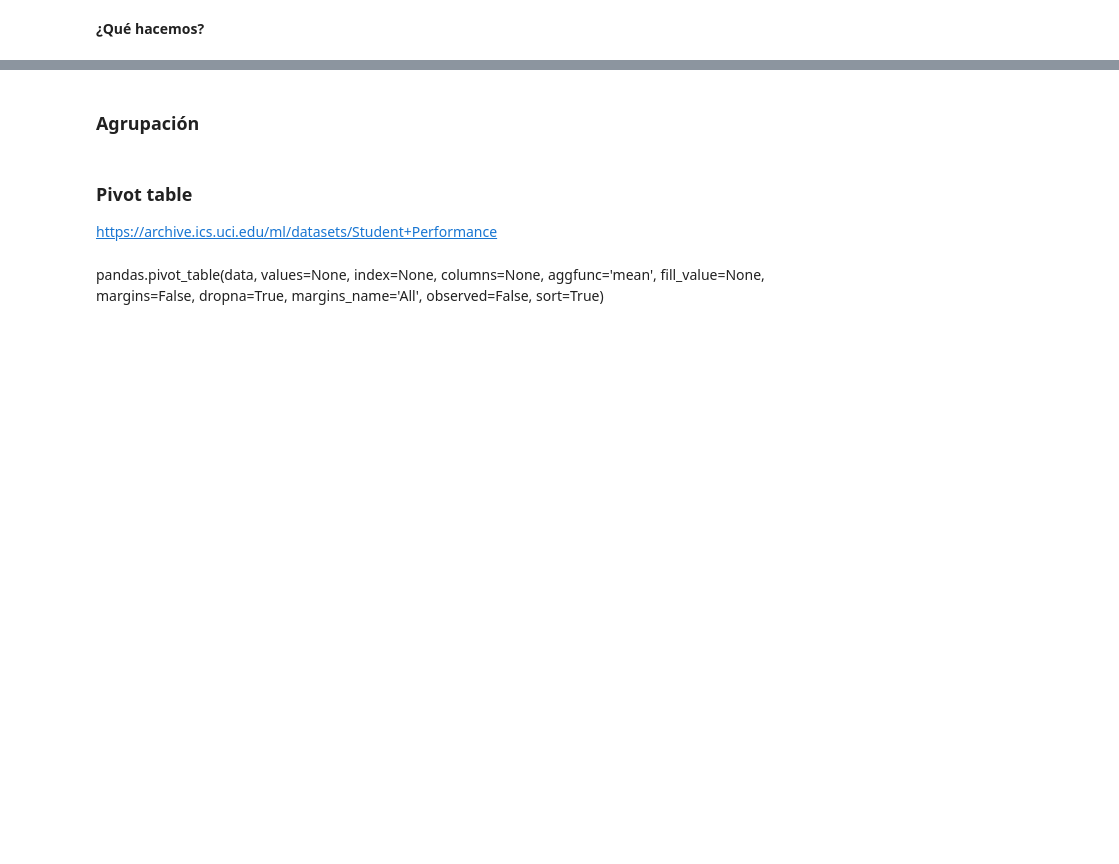
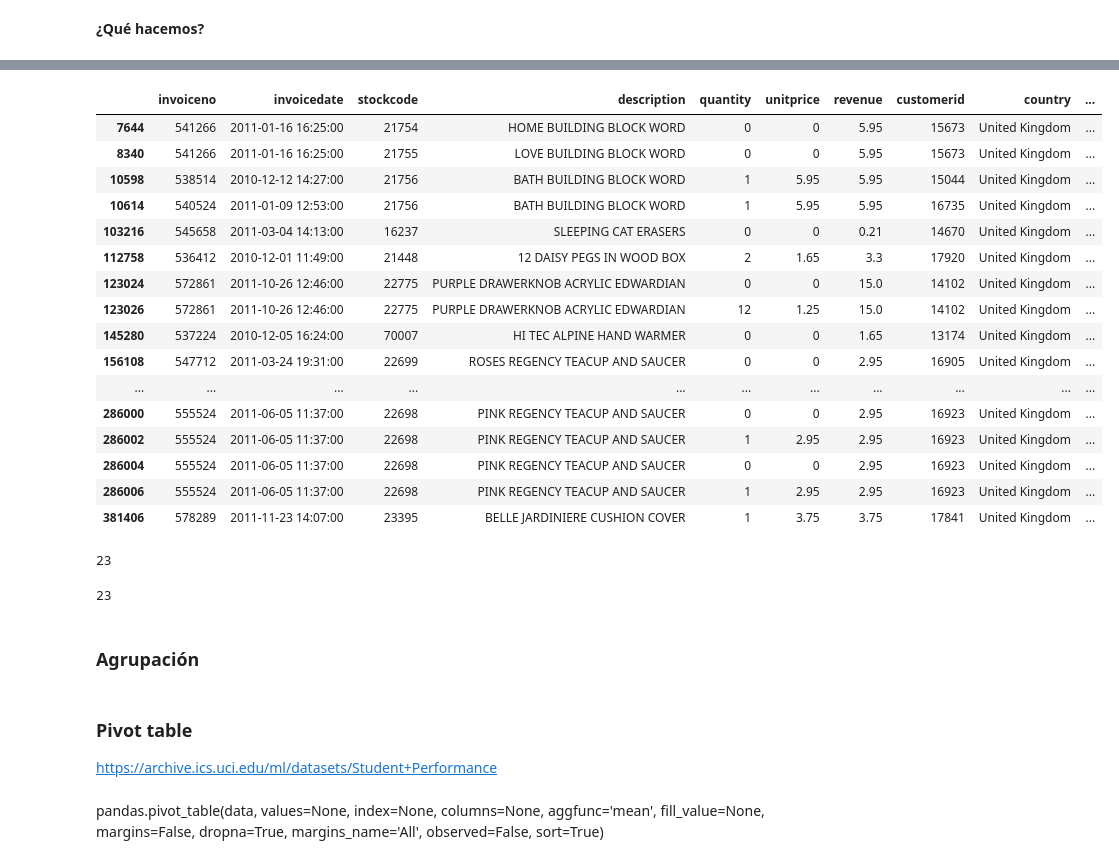
Before and after one commit to Ironhack-Data-Madrid-Julio-2023/apuntes_clase, a Jupyter notebook: semana_2/2.1 - Pandas Deepdive.ipynb, the cells around one changed output, grey strips where cells are left out. Drawn from its saved outputs; the diff is of its cells as text; code cells hidden in the pictures; blank space fills up the shorter version.

```diff
--- a/semana_2/2.1 - Pandas Deepdive.ipynb
+++ b/semana_2/2.1 - Pandas Deepdive.ipynb
@@ -419,0 +695,2 @@ nueva_tabla.head()
+# %%
+df.loc[0::4, ['quantity', 'unitprice']] = 0
@@ -423,0 +791,2 @@ nueva_tabla.head()
+# %%
+df.null = df.null.astype('float')
@@ -423,0 +862,6 @@ nueva_tabla.head()
+# %%
+# eliminar duplicados
+
+df.index = ['a' for e in df.index]
+
+df.head()
@@ -423,0 +875,2 @@ nueva_tabla.head()
+# %%
+df.reset_index(drop=True, inplace=True)
@@ -424,3 +906,31 @@ nueva_tabla.head()
+# %%
+df[df.duplicated()] # selecciona el df donde este duplicado
+# %% [output]
+|  | invoiceno | invoicedate | stockcode | description | quantity | unitprice | revenue | customerid | country | ... |
+| 7644 | 541266 | 2011-01-16 16:25:00 | 21754 | HOME BUILDING BLOCK WORD | 0 | 0 | 5.95 | 15673 | United Kingdom | ... |
+| 8340 | 541266 | 2011-01-16 16:25:00 | 21755 | LOVE BUILDING BLOCK WORD | 0 | 0 | 5.95 | 15673 | United Kingdom | ... |
+| 10598 | 538514 | 2010-12-12 14:27:00 | 21756 | BATH BUILDING BLOCK WORD | 1 | 5.95 | 5.95 | 15044 | United Kingdom | ... |
+| 10614 | 540524 | 2011-01-09 12:53:00 | 21756 | BATH BUILDING BLOCK WORD | 1 | 5.95 | 5.95 | 16735 | United Kingdom | ... |
+| 103216 | 545658 | 2011-03-04 14:13:00 | 16237 | SLEEPING CAT ERASERS | 0 | 0 | 0.21 | 14670 | United Kingdom | ... |
+| 112758 | 536412 | 2010-12-01 11:49:00 | 21448 | 12 DAISY PEGS IN WOOD BOX | 2 | 1.65 | 3.3 | 17920 | United Kingdom | ... |
+| 123024 | 572861 | 2011-10-26 12:46:00 | 22775 | PURPLE DRAWERKNOB ACRYLIC EDWARDIAN | 0 | 0 | 15.0 | 14102 | United Kingdom | ... |
+| 123026 | 572861 | 2011-10-26 12:46:00 | 22775 | PURPLE DRAWERKNOB ACRYLIC EDWARDIAN | 12 | 1.25 | 15.0 | 14102 | United Kingdom | ... |
+| 145280 | 537224 | 2010-12-05 16:24:00 | 70007 | HI TEC ALPINE HAND WARMER | 0 | 0 | 1.65 | 13174 | United Kingdom | ... |
+| 156108 | 547712 | 2011-03-24 19:31:00 | 22699 | ROSES REGENCY TEACUP AND SAUCER | 0 | 0 | 2.95 | 16905 | United Kingdom | ... |
+| ... | ... | ... | ... | ... | ... | ... | ... | ... | ... | ... |
+| 286000 | 555524 | 2011-06-05 11:37:00 | 22698 | PINK REGENCY TEACUP AND SAUCER | 0 | 0 | 2.95 | 16923 | United Kingdom | ... |
+| 286002 | 555524 | 2011-06-05 11:37:00 | 22698 | PINK REGENCY TEACUP AND SAUCER | 1 | 2.95 | 2.95 | 16923 | United Kingdom | ... |
+| 286004 | 555524 | 2011-06-05 11:37:00 | 22698 | PINK REGENCY TEACUP AND SAUCER | 0 | 0 | 2.95 | 16923 | United Kingdom | ... |
+| 286006 | 555524 | 2011-06-05 11:37:00 | 22698 | PINK REGENCY TEACUP AND SAUCER | 1 | 2.95 | 2.95 | 16923 | United Kingdom | ... |
+| 381406 | 578289 | 2011-11-23 14:07:00 | 23395 | BELLE JARDINIERE CUSHION COVER | 1 | 3.75 | 3.75 | 17841 | United Kingdom | ... |
+# %%
+df.duplicated().sum()
+# %% [output]
+23
+# %%
+len(df)-len(df.drop_duplicates())
+# %% [output]
+23
 # %% [markdown]
 ### Agrupación
 # %% [markdown]
```
Also changed, not shown: parts of 51 cells of this notebook.
